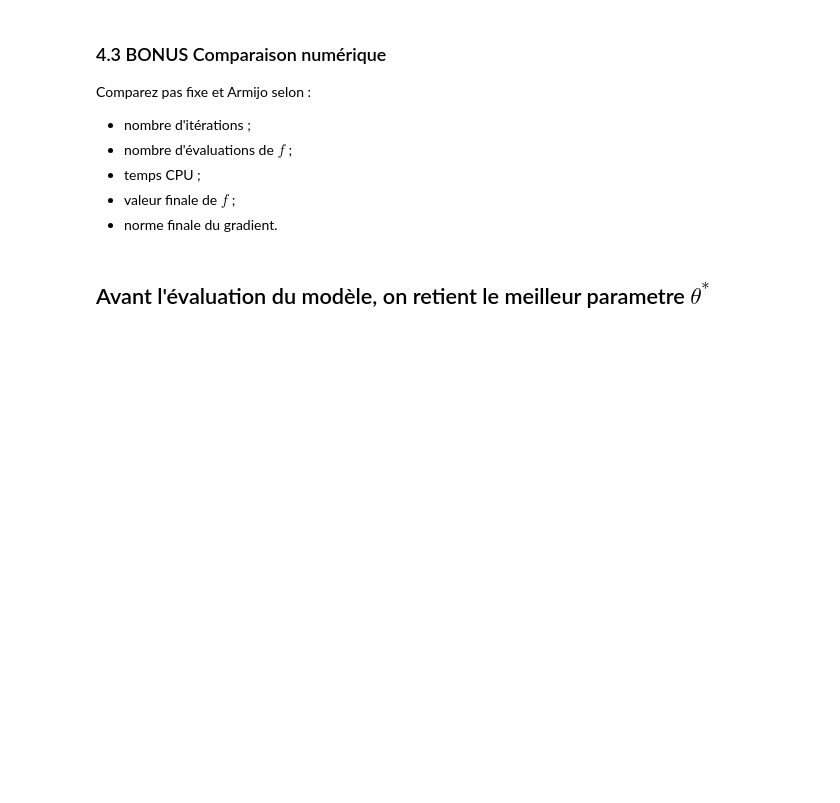
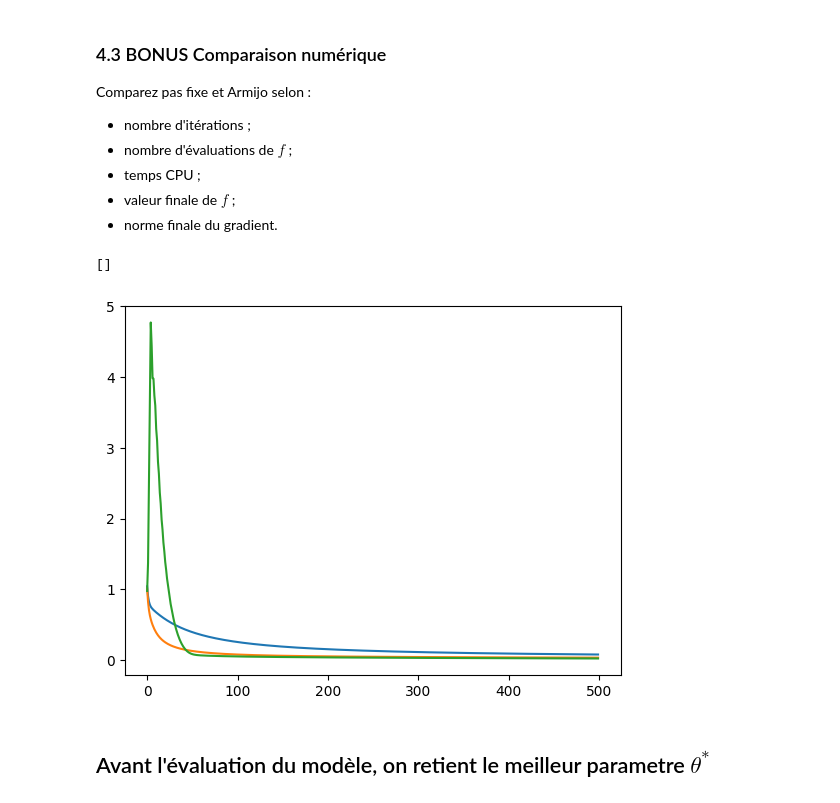
Before and after one commit to antoinecassou/3GMO1, a Jupyter notebook: Projet_QuickDraw_Sujet.ipynb, the cells around one changed output. Drawn from its saved outputs; the diff is of its cells as text; code cells hidden in the pictures; blank space fills up the shorter version.

```diff
--- a/Projet_QuickDraw_Sujet.ipynb
+++ b/Projet_QuickDraw_Sujet.ipynb
@@ -652,34 +633,28 @@ Comparez pas fixe et Armijo selon :
 - norme finale du gradient.
 # %%
 lmbda = 1e-2
-f_train = lambda th: objective(th, X_train_b, y_train, lmbda)
-g_train = lambda th: grad_objective(th, X_train_b, y_train, lmbda)
-theta0 = np.zeros(X_train_b.shape[1])
 
-
-# Quelques pas à comparer.
-fixed_results = {}
-for alpha in [0.01, 0.05, 0.1, 0.5]:
-    fixed_results[alpha] = gradient_descent_fixed(
-        objective,
-        grad_objective,
-        X_train_b,
-        y_train,
-        theta0,
-        alpha=alpha,
-        lda=lmbda,
-        tol=1e-4,
-        max_iter=500
-    )
-
-armijo_result = gradient_descent_armijo(
-    f_train, g_train, theta0, tol=1e-4, max_iter=500
+theta0 = np.zeros(
+    X_train_b.shape[1]
 )
 
-# TODO: plot f for fixed alpha and armijo
+# Quelques pas à comparer
+fixed_results = {}
+theta = {}
 
-for alpha, res in fixed_results.items():
-    #TODO print performances
+for alpha in [0.01, 0.05, 0.1]: #se passe mal pour les grandes valeurs
+
+    fixed_results[alpha], theta[alpha] = gradient_descent_fixed(objective, grad_objective, np.random.normal(scale = 1e-3, size=785),alpha, max_iter=500)
+
+# TODO — tracer les historiques
+# print(fixed_results)
+absc = [k for k in range(500)]
+for y in fixed_results :
+    plt.plot(absc, fixed_results[y])
+plt.plot()
+# %% [output]
+[]
+[figure, added]
 # %% [markdown]
 ## Avant l'évaluation du modèle, on retient le meilleur parametre $\theta^*$
 # %%
```
Also changed, not shown: parts of 12 cells of this notebook, 3 other files.
